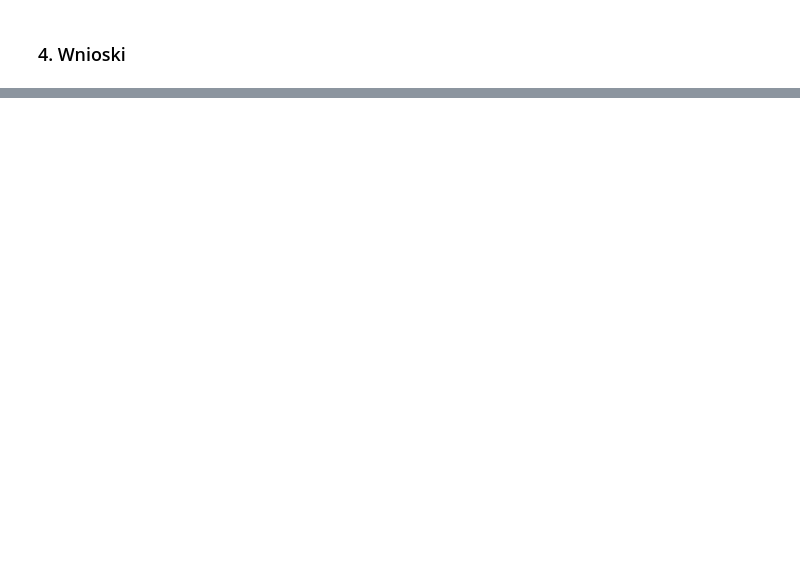
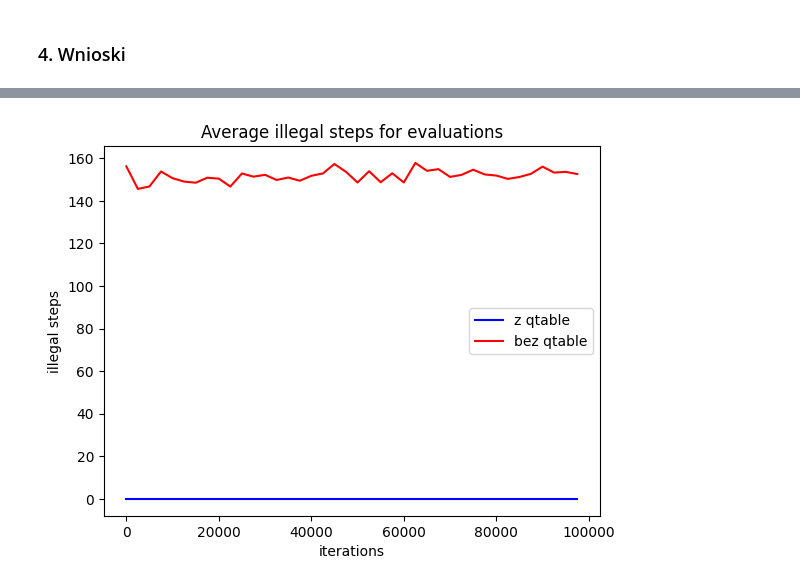
Before and after one commit to kucjan/wsi22Z-kuc, a Jupyter notebook: lab6/report/report_notebook.ipynb, the cells around one changed output, grey strips where cells are left out. Saved outputs shown, nothing was run; the diff lists cells and outputs as text; code cells hidden in the pictures; blank space fills up the shorter version.

```diff
--- a/lab6/report/report_notebook.ipynb
+++ b/lab6/report/report_notebook.ipynb
@@ -135,0 +199,11 @@ plt.show()
+# %%
+plt.figure()
+plt.plot(eval_points, avg_illegal_steps, "b", label="z qtable")
+plt.plot(rand_eval_points, rand_avg_illegal_steps, "r", label="bez qtable")
+plt.legend(loc="right")
+plt.title("Average illegal steps for evaluations")
+plt.xlabel("iterations")
+plt.ylabel("illegal steps")
+plt.show()
+# %% [output]
+[figure, added]
```
Also changed, not shown: parts of 17 cells of this notebook, 1 other file.
